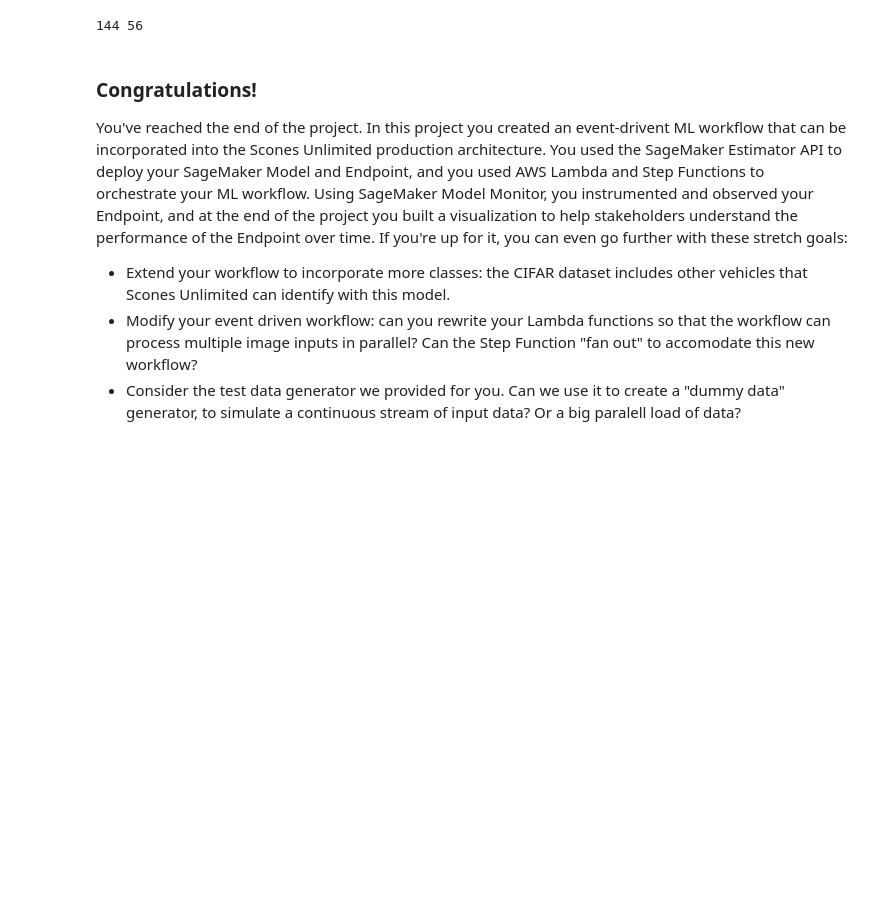
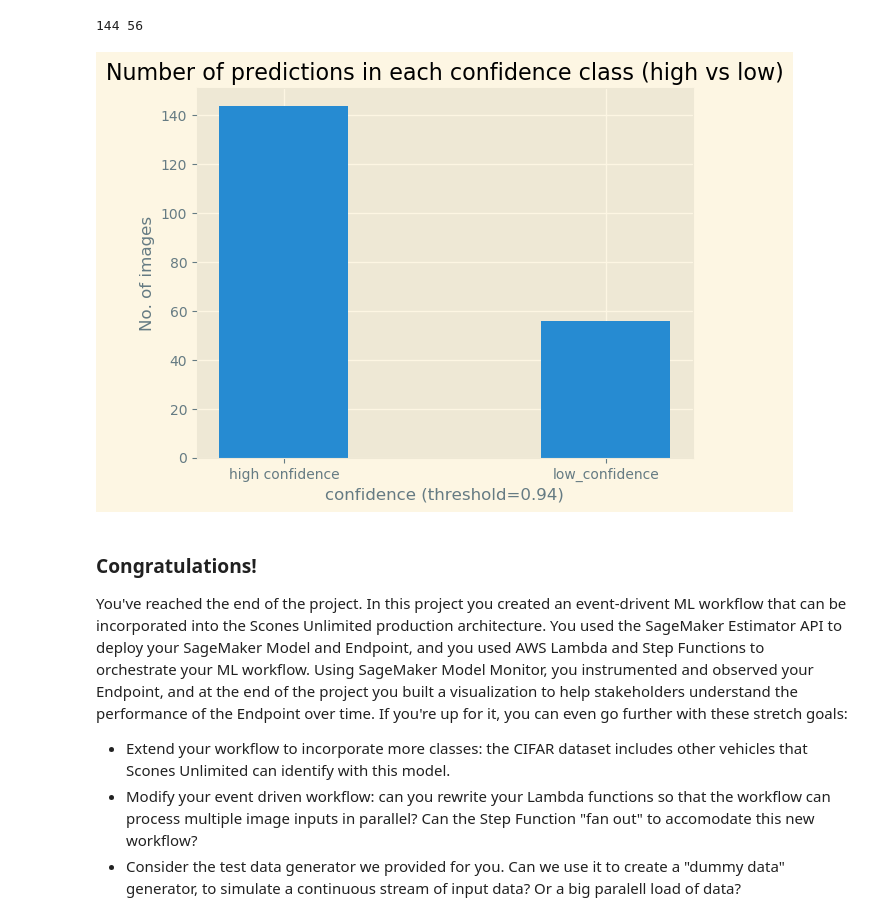
Before and after one commit to AlaaMelek/AWS-image-classification, a Jupyter notebook: starter.ipynb, the cells around one changed output. Drawn from its saved outputs; the diff is of its cells as text; code cells hidden in the pictures; blank space fills up the shorter version.

Commit message:
bar plot

```diff
--- a/starter.ipynb
+++ b/starter.ipynb
@@ -796,11 +796,13 @@ print(len(high_confidence), len(low_confidence))
 # %%
 # creating the bar plot
 plt.bar(['high confidence', 'low_confidence'], [len(high_confidence),len(low_confidence)], width = 0.4)
 
 plt.xlabel("confidence (threshold=0.94)")
 plt.ylabel("No. of images")
-plt.title("Number of predictions in each confidenc")
+plt.title("Number of predictions in each confidence class (high vs low)")
 plt.show()
+# %% [output]
+[figure, added]
 # %% [markdown]
 ### Congratulations!
 
```
